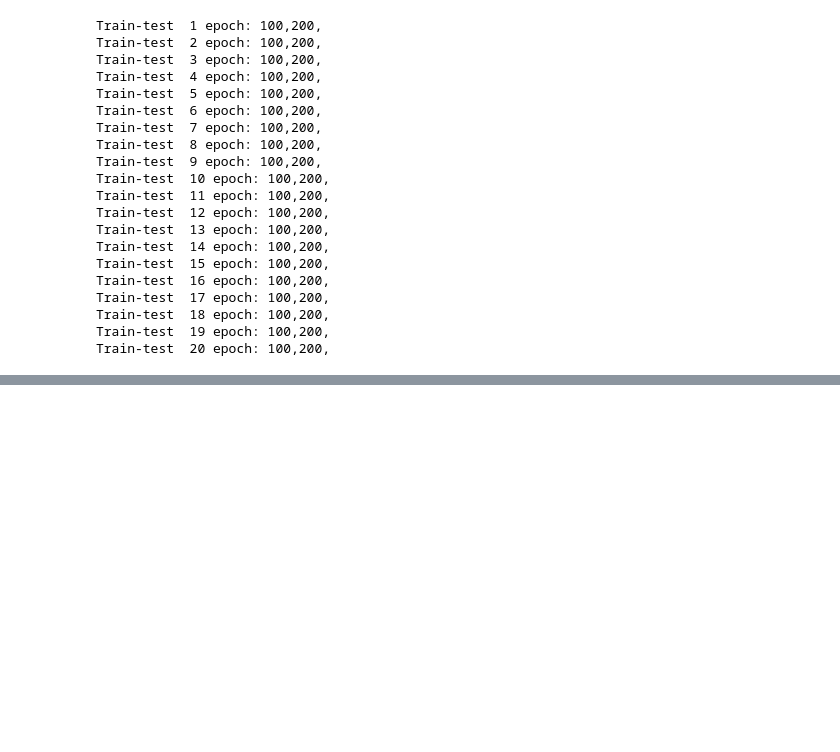
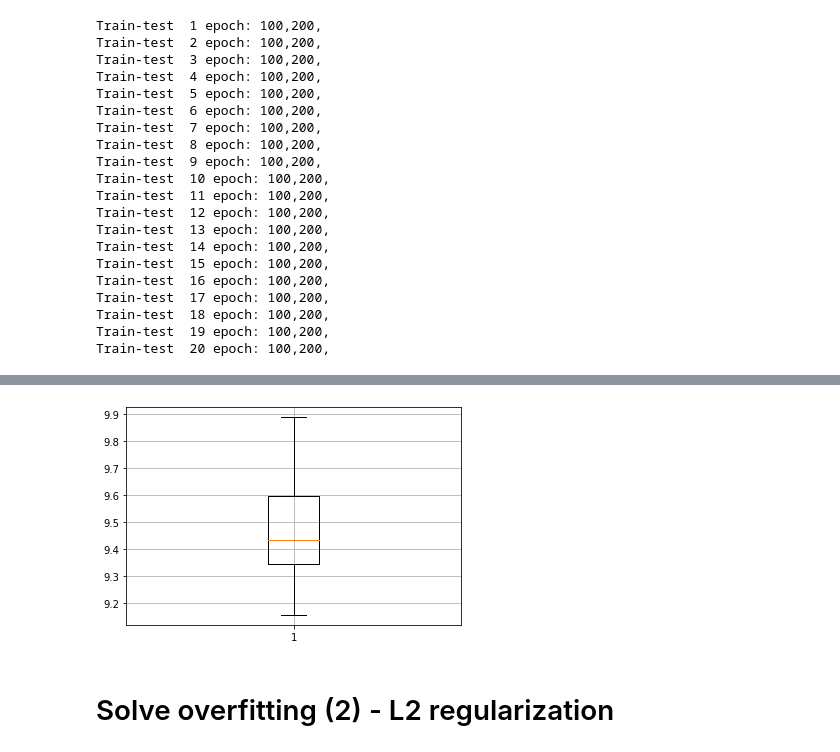
Before and after one commit to TienLungSun/PyTorch-deep-learning, a Jupyter notebook: 2.2. Overfitting.ipynb, the cells around one changed output, grey strips where cells are left out. Saved outputs shown, nothing was run; the diff lists cells and outputs as text; code cells hidden in the pictures; blank space fills up the shorter version.

```diff
--- a/2.2. Overfitting.ipynb
+++ b/2.2. Overfitting.ipynb
@@ -210,0 +295,8 @@ plt.grid()
+# %%
+#take a look at the performance
+plt.boxplot(test_lossLst)
+plt.grid()
+# %% [output]
+[figure, added]
+# %% [markdown]
+# Solve overfitting (2) - L2 regularization
```
Also changed, not shown: parts of 12 cells of this notebook.
